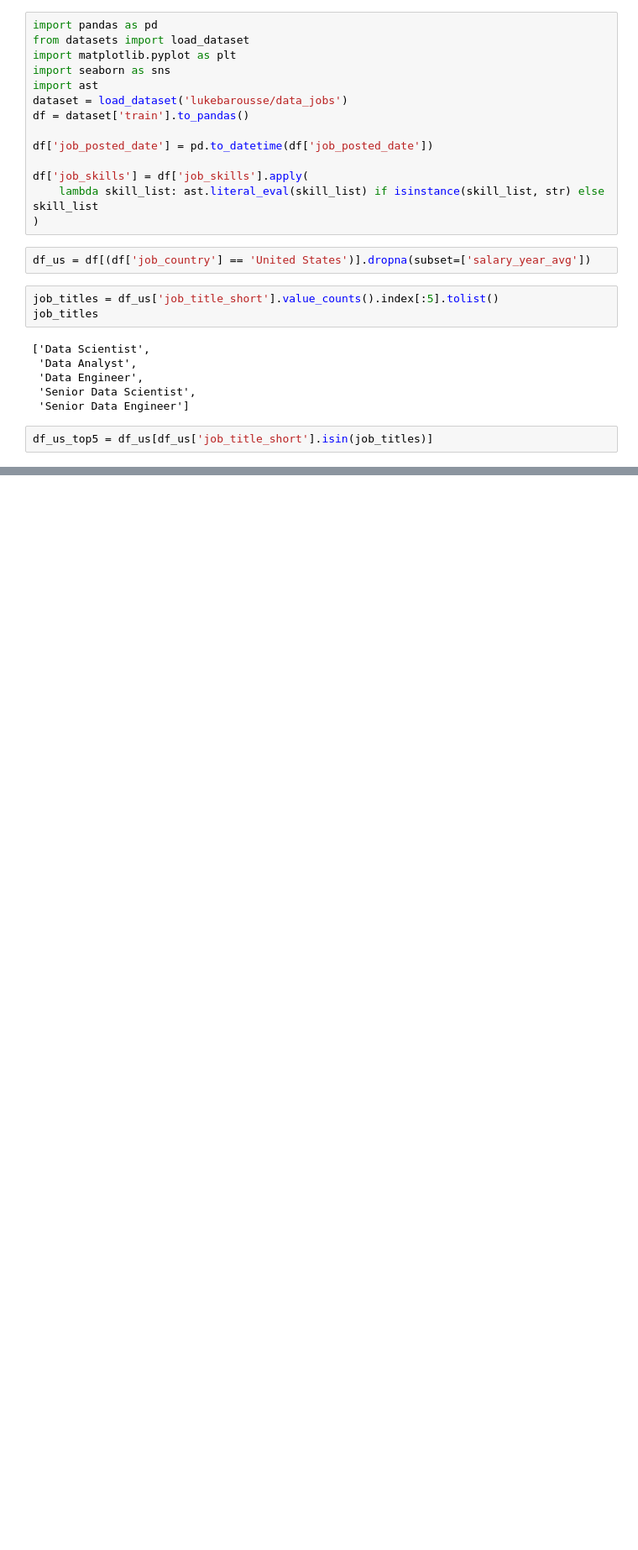
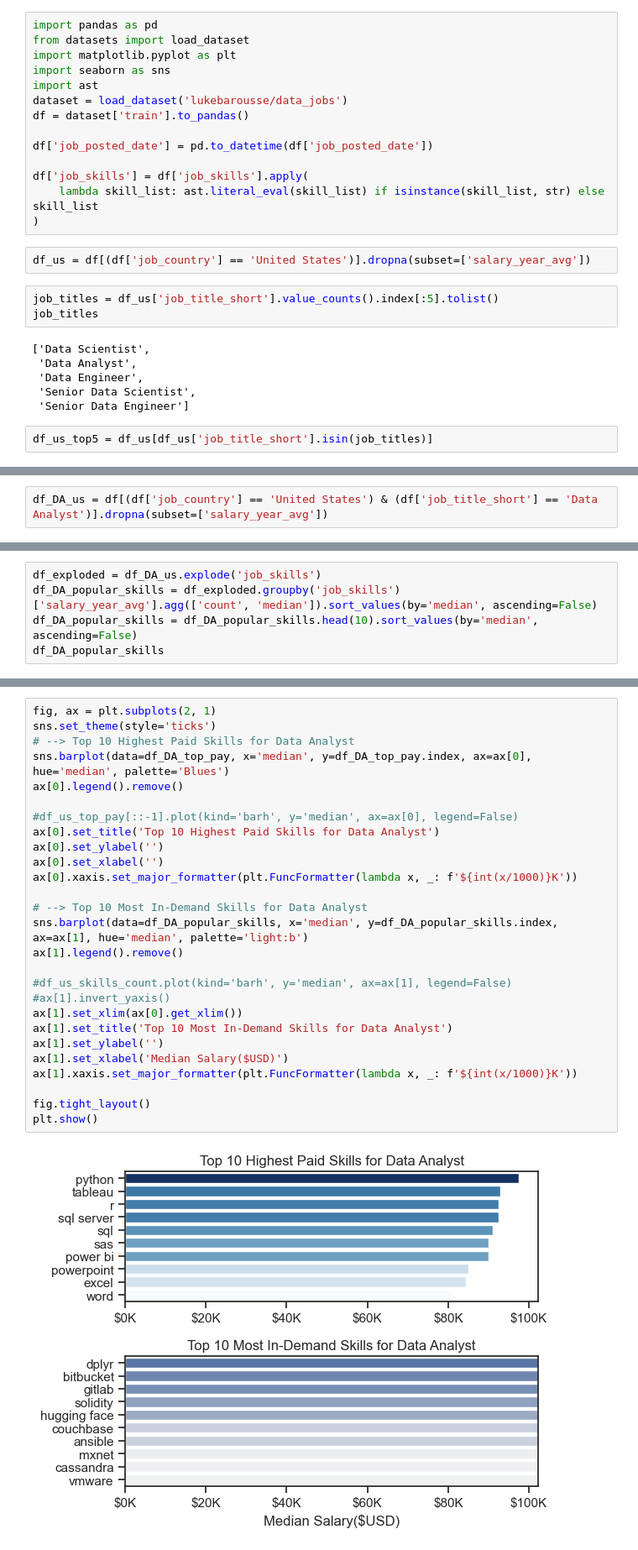
Before and after one commit to sajed-abir/Data-Project, a Jupyter notebook: Project/4_Salary_Analysis.ipynb, the cells around one changed output, grey strips where cells are left out. Shown: that part at 84% size. Cells and saved outputs as stored; diff of their text form; blank space fills up the shorter version.

```diff
--- a/Project/4_Salary_Analysis.ipynb
+++ b/Project/4_Salary_Analysis.ipynb
@@ -44,0 +43,2 @@ plt.show()
+# %%
+df_DA_us = df[(df['job_country'] == 'United States') & (df['job_title_short'] == 'Data Analyst')].dropna(subset=['salary_year_avg'])
@@ -44,0 +51,5 @@ plt.show()
+# %%
+df_exploded = df_DA_us.explode('job_skills')
+df_DA_popular_skills = df_exploded.groupby('job_skills')['salary_year_avg'].agg(['count', 'median']).sort_values(by='median', ascending=False)
+df_DA_popular_skills = df_DA_popular_skills.head(10).sort_values(by='median', ascending=False)
+df_DA_popular_skills
@@ -44,0 +69,29 @@ plt.show()
+# %%
+fig, ax = plt.subplots(2, 1)
+sns.set_theme(style='ticks')
+# --> Top 10 Highest Paid Skills for Data Analyst
+sns.barplot(data=df_DA_top_pay, x='median', y=df_DA_top_pay.index, ax=ax[0], hue='median', palette='Blues')
+ax[0].legend().remove()
+
+#df_us_top_pay[::-1].plot(kind='barh', y='median', ax=ax[0], legend=False)
+ax[0].set_title('Top 10 Highest Paid Skills for Data Analyst')
+ax[0].set_ylabel('')
+ax[0].set_xlabel('')
+ax[0].xaxis.set_major_formatter(plt.FuncFormatter(lambda x, _: f'${int(x/1000)}K'))
+
+# --> Top 10 Most In-Demand Skills for Data Analyst
+sns.barplot(data=df_DA_popular_skills, x='median', y=df_DA_popular_skills.index, ax=ax[1], hue='median', palette='light:b')
+ax[1].legend().remove()
+
+#df_us_skills_count.plot(kind='barh', y='median', ax=ax[1], legend=False)
+#ax[1].invert_yaxis()
+ax[1].set_xlim(ax[0].get_xlim())
+ax[1].set_title('Top 10 Most In-Demand Skills for Data Analyst')
+ax[1].set_ylabel('')
+ax[1].set_xlabel('Median Salary($USD)')
+ax[1].xaxis.set_major_formatter(plt.FuncFormatter(lambda x, _: f'${int(x/1000)}K'))
+
+fig.tight_layout()
+plt.show()
+# %% [output]
+[figure, added]
```
Also changed, not shown: parts of 4 cells of this notebook, 3 other files.
